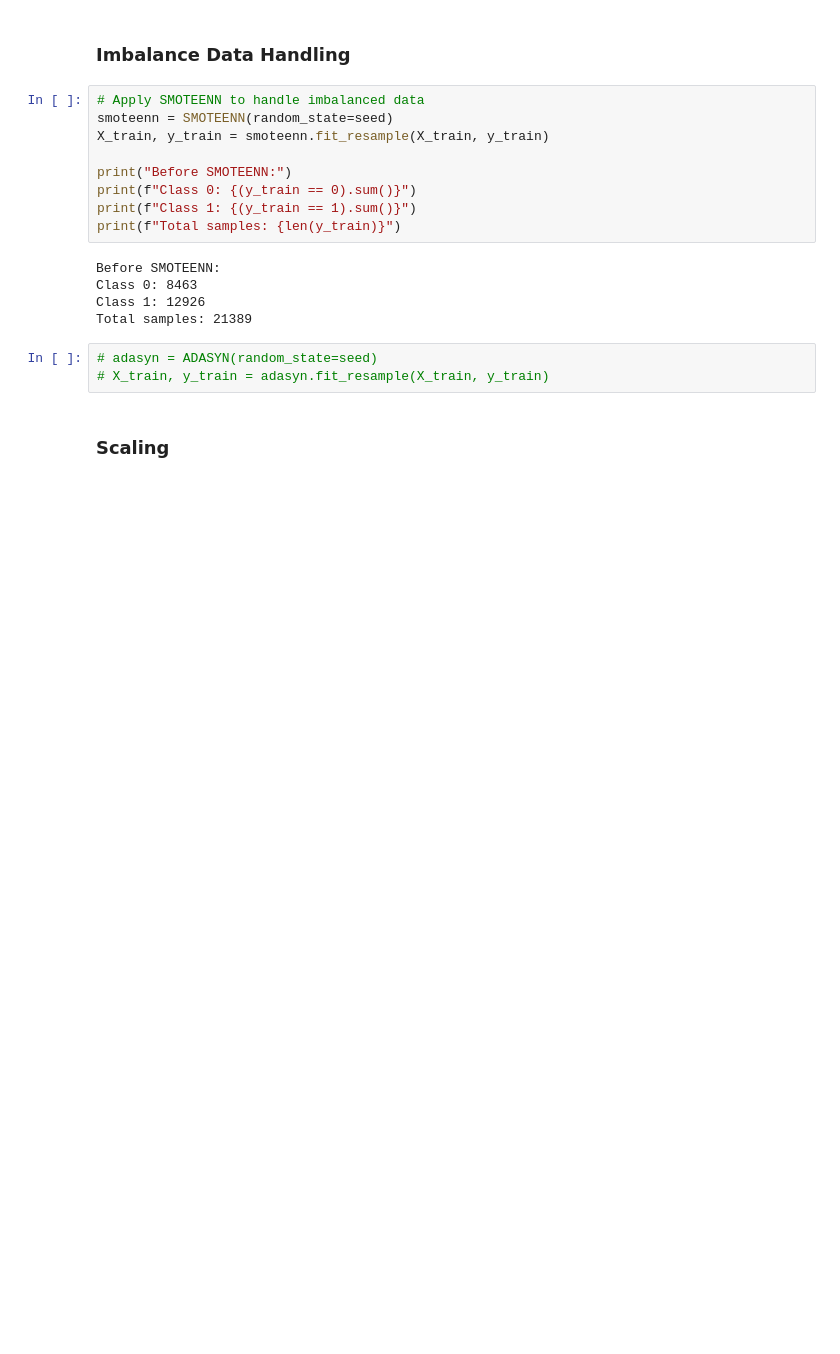
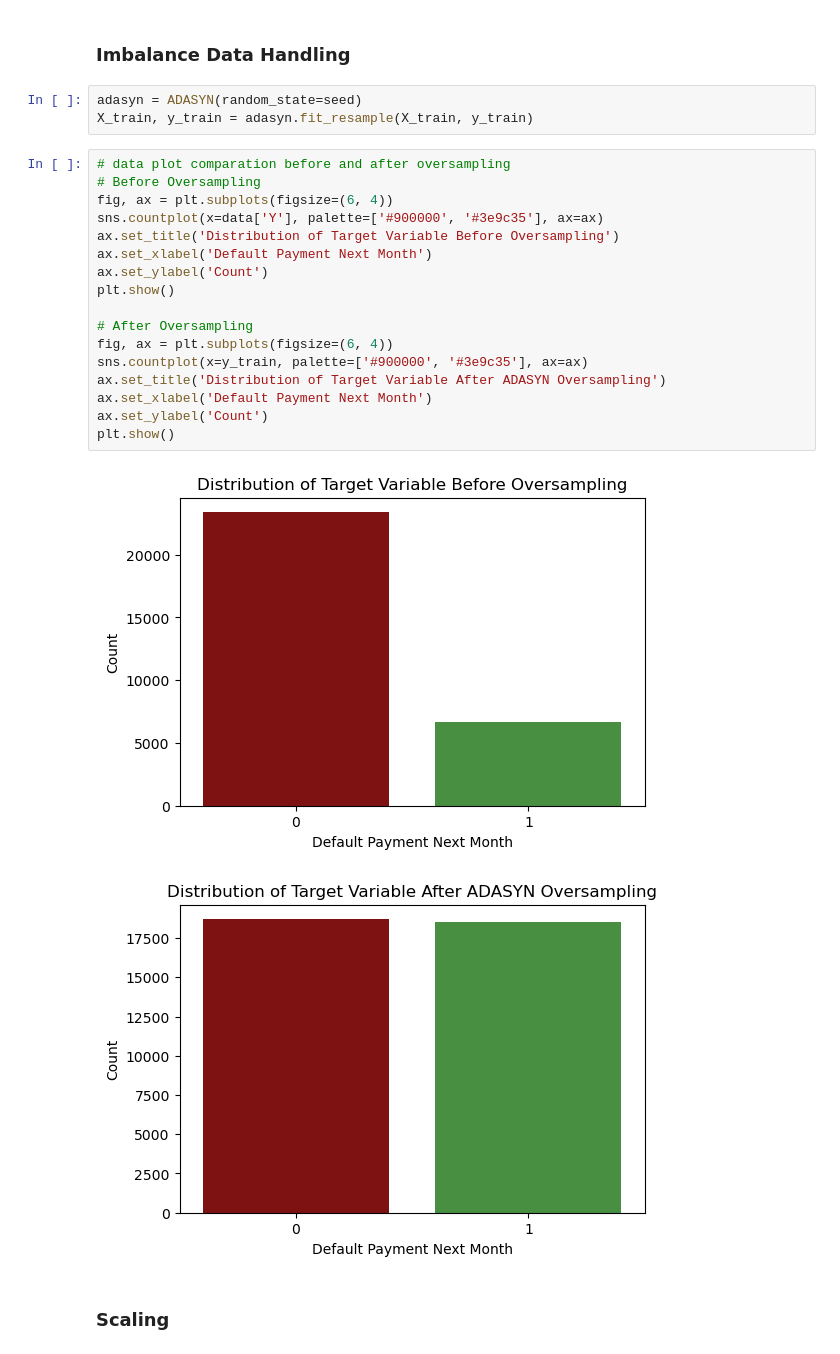
Before and after one commit to qlbusalim/Binary-Classification-Using-NN, a Jupyter notebook: Backpropagation.ipynb, the cells around one changed output. Saved outputs shown, nothing was run; the diff lists cells and outputs as text; blank space fills up the shorter version.

Commit message:
updating preprocessing after reviewing EDA results

```diff
--- a/Backpropagation.ipynb
+++ b/Backpropagation.ipynb
@@ -534,23 +376,29 @@ X_train, X_test, y_train, y_test = train_test_split(
 )
 # %% [markdown]
 ### **Imbalance Data Handling**
-# %%
-# Apply SMOTEENN to handle imbalanced data
-smoteenn = SMOTEENN(random_state=seed)
-X_train, y_train = smoteenn.fit_resample(X_train, y_train)
-
-print("Before SMOTEENN:")
-print(f"Class 0: {(y_train == 0).sum()}")
-print(f"Class 1: {(y_train == 1).sum()}")
-print(f"Total samples: {len(y_train)}")
-# %% [output]
-Before SMOTEENN:
-Class 0: 8463
-Class 1: 12926
-Total samples: 21389
+# %%
+adasyn = ADASYN(random_state=seed)
+X_train, y_train = adasyn.fit_resample(X_train, y_train)
 # %%
-# adasyn = ADASYN(random_state=seed)
-# X_train, y_train = adasyn.fit_resample(X_train, y_train)
+# data plot comparation before and after oversampling
+# Before Oversampling
+fig, ax = plt.subplots(figsize=(6, 4))
+sns.countplot(x=data['Y'], palette=['#900000', '#3e9c35'], ax=ax)
+ax.set_title('Distribution of Target Variable Before Oversampling')
+ax.set_xlabel('Default Payment Next Month')
+ax.set_ylabel('Count')
+plt.show()
+
+# After Oversampling
+fig, ax = plt.subplots(figsize=(6, 4))
+sns.countplot(x=y_train, palette=['#900000', '#3e9c35'], ax=ax)
+ax.set_title('Distribution of Target Variable After ADASYN Oversampling')
+ax.set_xlabel('Default Payment Next Month')
+ax.set_ylabel('Count')
+plt.show()
+# %% [output]
+[figure, added]
+[figure, added]
 # %% [markdown]
 ### **Scaling**
 # %%
```
Also changed, not shown: parts of 16 cells of this notebook, 1 other file.
